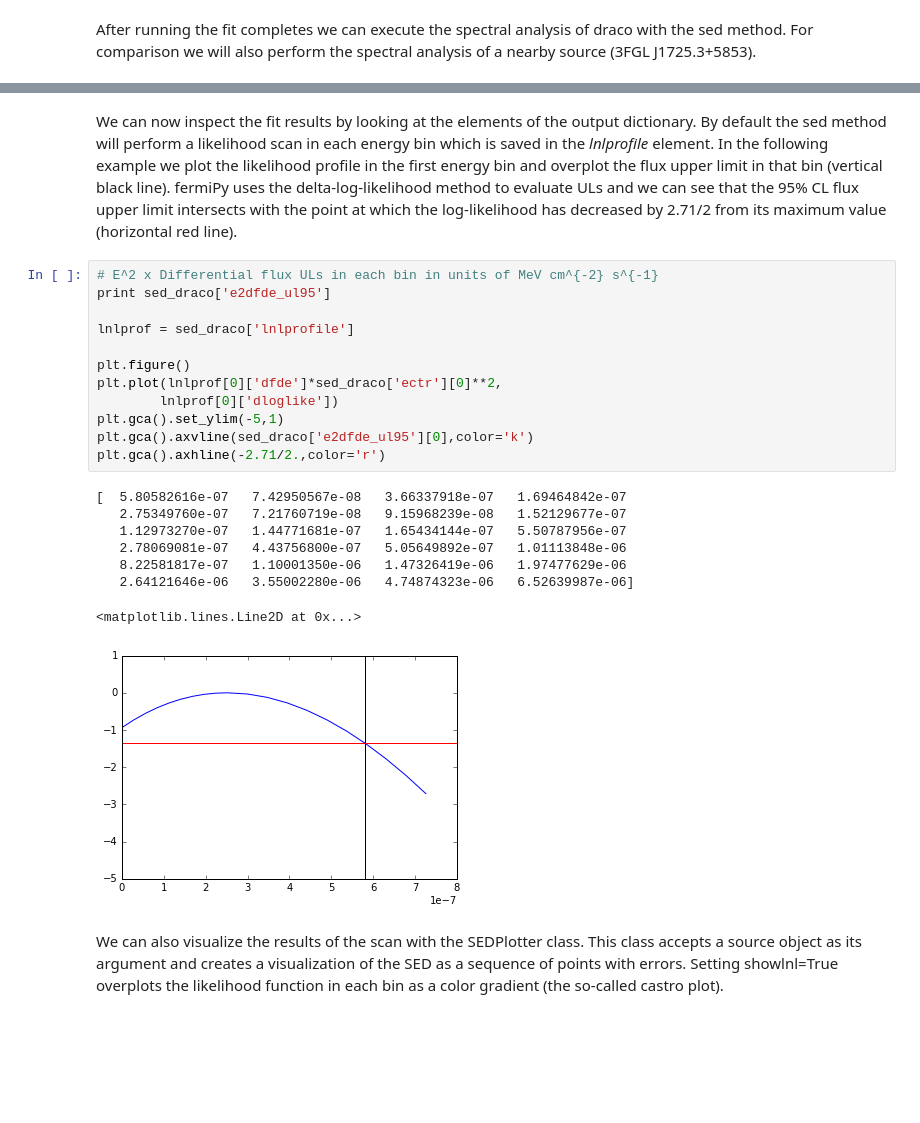
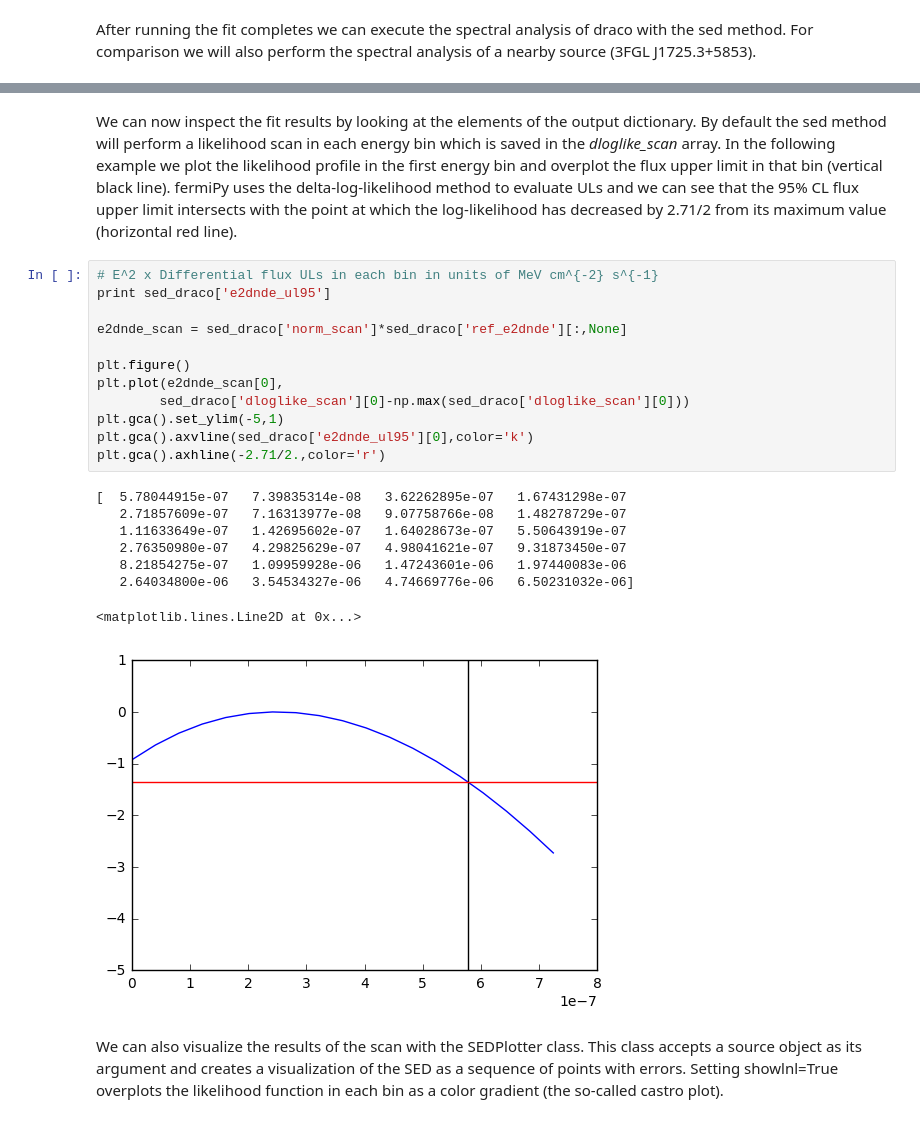
Before and after one commit to fermiPy/fermipy-extra, a Jupyter notebook: notebooks/draco.ipynb, the cells around one changed output, grey strips where cells are left out. Drawn from its saved outputs; the diff is of its cells as text; blank space fills up the shorter version.

```diff
--- a/notebooks/draco.ipynb
+++ b/notebooks/draco.ipynb
@@ -257,26 +271,26 @@ gta.write_roi('fit_sed')
 # %% [markdown]
-We can now inspect the fit results by looking at the elements of the output dictionary.  By default the sed method will perform a likelihood scan in each energy bin which is saved in the *lnlprofile* element.  In the following example we plot the likelihood profile in the first energy bin and overplot the flux upper limit in that bin (vertical black line).  fermiPy uses the delta-log-likelihood method to evaluate ULs and we can see that the 95% CL flux upper limit intersects with the point at which the log-likelihood has decreased by 2.71/2 from its maximum value (horizontal red line).
+We can now inspect the fit results by looking at the elements of the output dictionary.  By default the sed method will perform a likelihood scan in each energy bin which is saved in the *dloglike_scan* array.  In the following example we plot the likelihood profile in the first energy bin and overplot the flux upper limit in that bin (vertical black line).  fermiPy uses the delta-log-likelihood method to evaluate ULs and we can see that the 95% CL flux upper limit intersects with the point at which the log-likelihood has decreased by 2.71/2 from its maximum value (horizontal red line).
 # %%
 # E^2 x Differential flux ULs in each bin in units of MeV cm^{-2} s^{-1}
-print sed_draco['e2dfde_ul95']
+print sed_draco['e2dnde_ul95']
 
-lnlprof = sed_draco['lnlprofile']
+e2dnde_scan = sed_draco['norm_scan']*sed_draco['ref_e2dnde'][:,None]
 
 plt.figure()
-plt.plot(lnlprof[0]['dfde']*sed_draco['ectr'][0]**2,
-        lnlprof[0]['dloglike'])
+plt.plot(e2dnde_scan[0],
+        sed_draco['dloglike_scan'][0]-np.max(sed_draco['dloglike_scan'][0]))
 plt.gca().set_ylim(-5,1)
-plt.gca().axvline(sed_draco['e2dfde_ul95'][0],color='k')
+plt.gca().axvline(sed_draco['e2dnde_ul95'][0],color='k')
 plt.gca().axhline(-2.71/2.,color='r')
 # %% [output]
-[  5.80582616e-07   7.42950567e-08   3.66337918e-07   1.69464842e-07
-   2.75349760e-07   7.21760719e-08   9.15968239e-08   1.52129677e-07
-   1.12973270e-07   1.44771681e-07   1.65434144e-07   5.50787956e-07
-   2.78069081e-07   4.43756800e-07   5.05649892e-07   1.01113848e-06
-   8.22581817e-07   1.10001350e-06   1.47326419e-06   1.97477629e-06
-   2.64121646e-06   3.55002280e-06   4.74874323e-06   6.52639987e-06]
+[  5.78044915e-07   7.39835314e-08   3.62262895e-07   1.67431298e-07
+   2.71857609e-07   7.16313977e-08   9.07758766e-08   1.48278729e-07
+   1.11633649e-07   1.42695602e-07   1.64028673e-07   5.50643919e-07
+   2.76350980e-07   4.29825629e-07   4.98041621e-07   9.31873450e-07
+   8.21854275e-07   1.09959928e-06   1.47243601e-06   1.97440083e-06
+   2.64034800e-06   3.54534327e-06   4.74669776e-06   6.50231032e-06]
 <matplotlib.lines.Line2D at 0x...>
-[figure, old version]
+[figure, new version]
 # %% [markdown]
 We can also visualize the results of the scan with the SEDPlotter class.  This class accepts a source object as its argument and creates a visualization of the SED as a sequence of points with errors.  Setting showlnl=True overplots the likelihood function in each bin as a color gradient (the so-called castro plot).
 # %%
```
Also changed, not shown: parts of 12 cells of this notebook, 1 other file.
